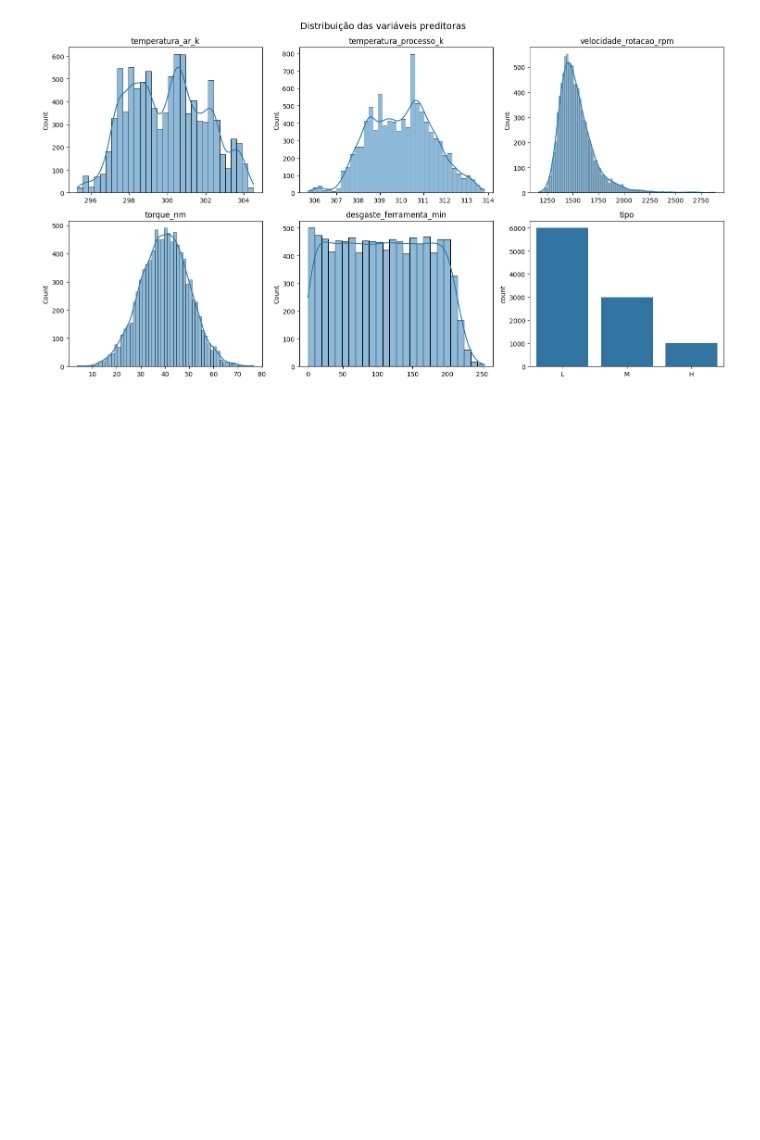
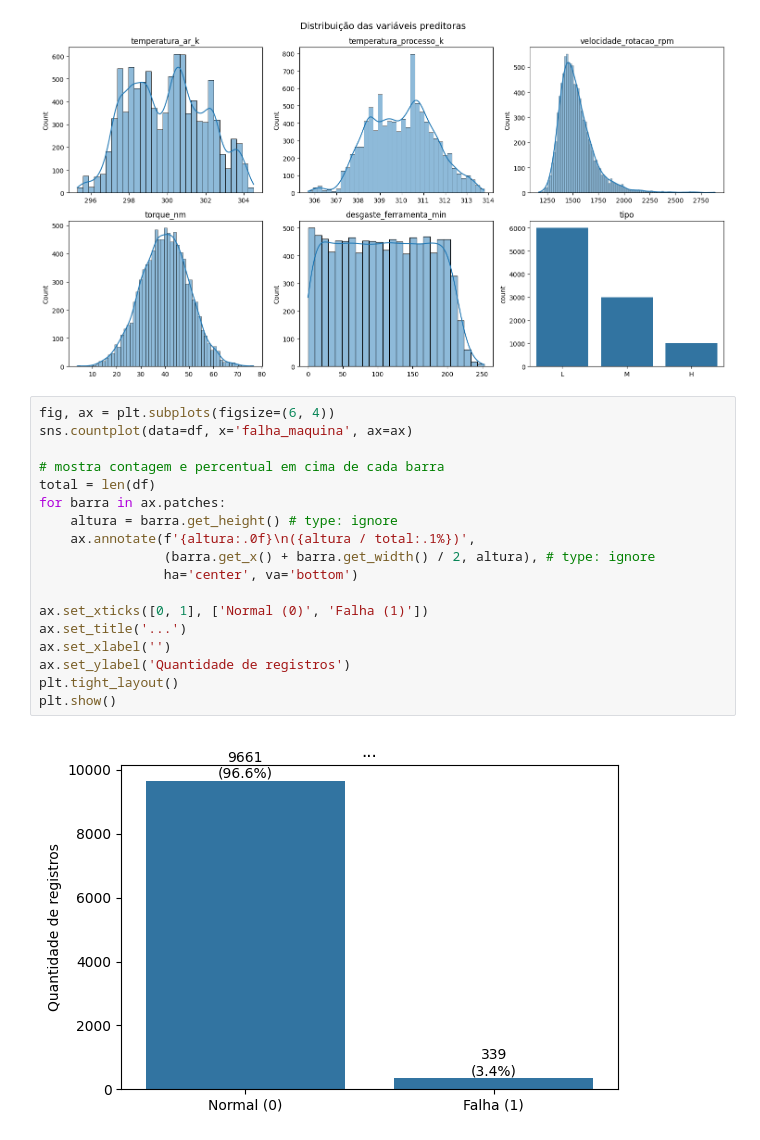
Before and after one commit to filipester/manutencao_preditiva, a Jupyter notebook: manutencao_preditiva.ipynb, the cells around one changed output. Saved outputs shown, nothing was run; the diff lists cells and outputs as text; blank space fills up the shorter version.

Commit message:
add bar plot and heatmap

```diff
--- a/manutencao_preditiva.ipynb
+++ b/manutencao_preditiva.ipynb
@@ -85,3 +85,23 @@ plt.tight_layout()
 plt.show()
 # %% [output]
 [figure]
+# %%
+fig, ax = plt.subplots(figsize=(6, 4))
+sns.countplot(data=df, x='falha_maquina', ax=ax)
+
+# mostra contagem e percentual em cima de cada barra
+total = len(df)
+for barra in ax.patches:
+    altura = barra.get_height() # type: ignore
+    ax.annotate(f'{altura:.0f}\n({altura / total:.1%})',
+                (barra.get_x() + barra.get_width() / 2, altura), # type: ignore
+                ha='center', va='bottom')
+
+ax.set_xticks([0, 1], ['Normal (0)', 'Falha (1)'])
+ax.set_title('...')
+ax.set_xlabel('')
+ax.set_ylabel('Quantidade de registros')
+plt.tight_layout()
+plt.show()
+# %% [output]
+[figure, added]
```
Also changed, not shown: parts of 1 cell of this notebook.
